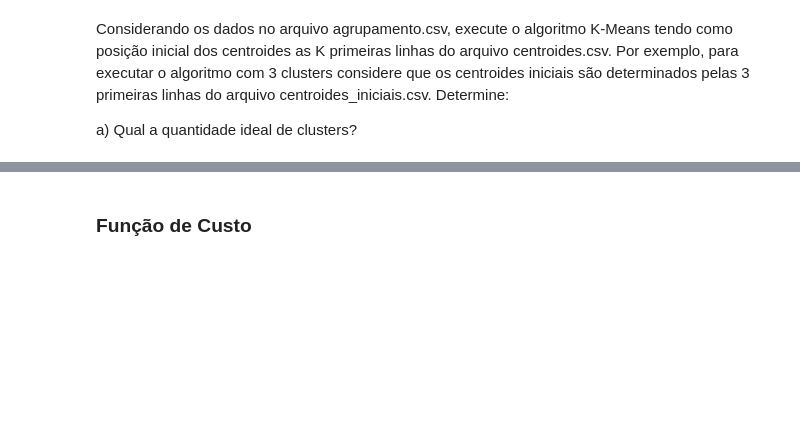
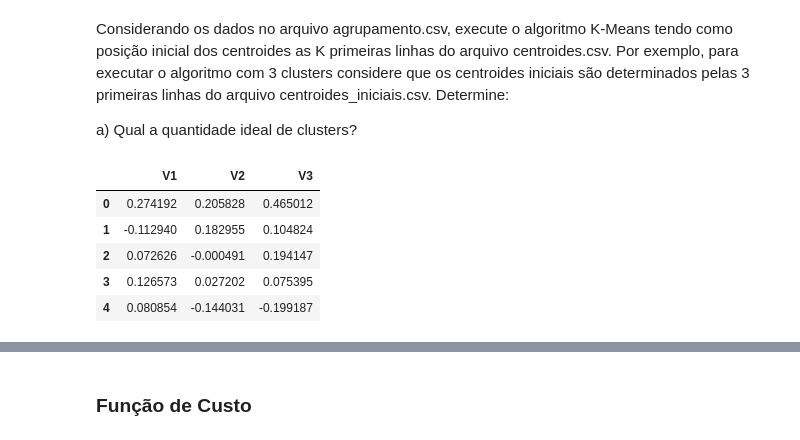
Before and after one commit to wellingtondantas/Data-Science, a Jupyter notebook: Projects/Ubots/Selecao_Cientista de dados_Ubots.ipynb, the cells around one changed output, grey strips where cells are left out. Saved outputs shown, nothing was run; the diff lists cells and outputs as text; code cells hidden in the pictures; blank space fills up the shorter version.

```diff
--- a/Projects/Ubots/Selecao_Cientista de dados_Ubots.ipynb
+++ b/Projects/Ubots/Selecao_Cientista de dados_Ubots.ipynb
@@ -55,3 +59,16 @@ Considerando os dados no arquivo agrupamento.csv, execute o algoritmo K-Means te
 
 
 a) Qual a quantidade ideal de clusters?
+# %%
+#Captura o arquivo csv
+df = pd.read_csv('agrupamento.csv')
+
+#Apresenta os dados da tabela
+df.head()
+# %% [output]
+|  | V1 | V2 | V3 |
+| 0 | 0.274192 | 0.205828 | 0.465012 |
+| 1 | -0.112940 | 0.182955 | 0.104824 |
+| 2 | 0.072626 | -0.000491 | 0.194147 |
+| 3 | 0.126573 | 0.027202 | 0.075395 |
+| 4 | 0.080854 | -0.144031 | -0.199187 |
```
Also changed, not shown: parts of 30 cells of this notebook.
